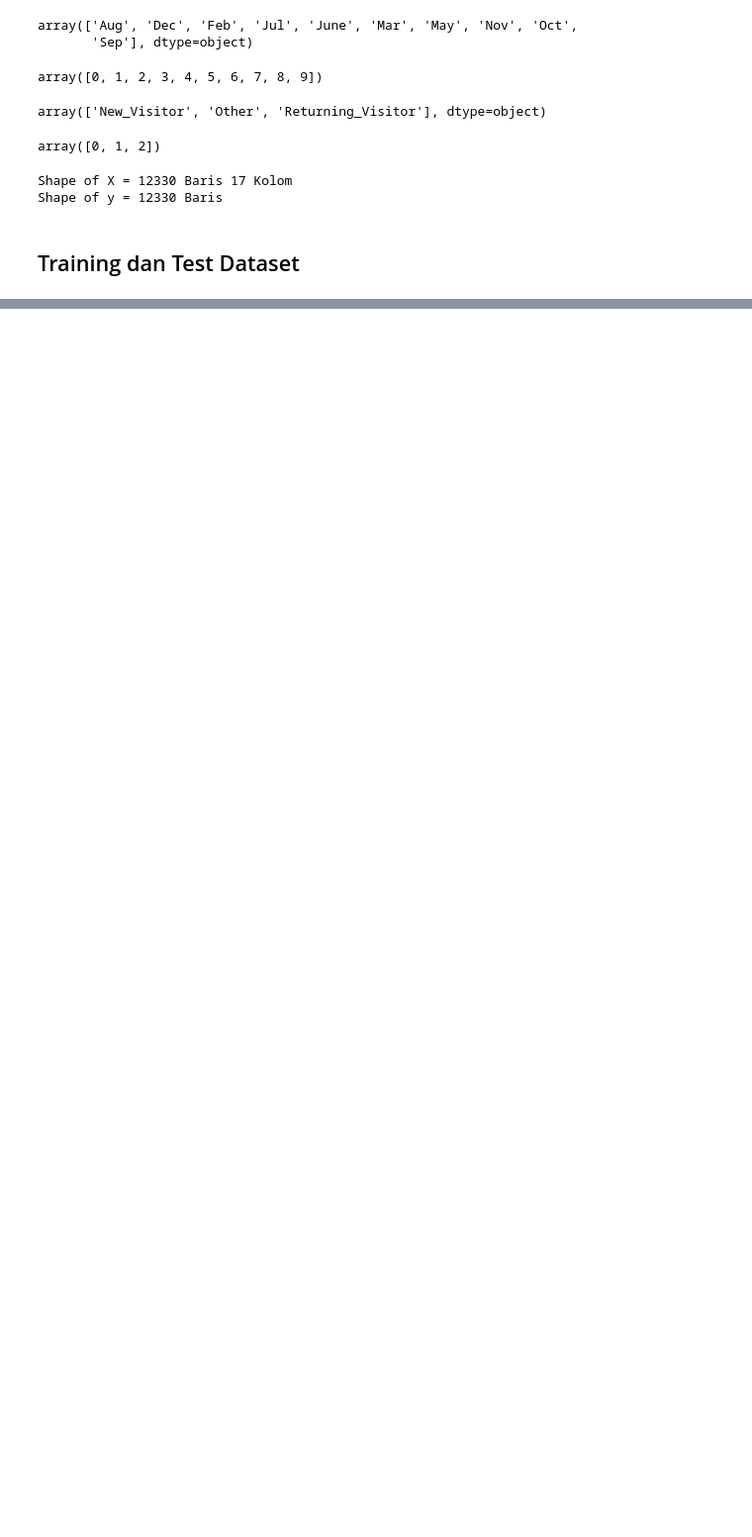
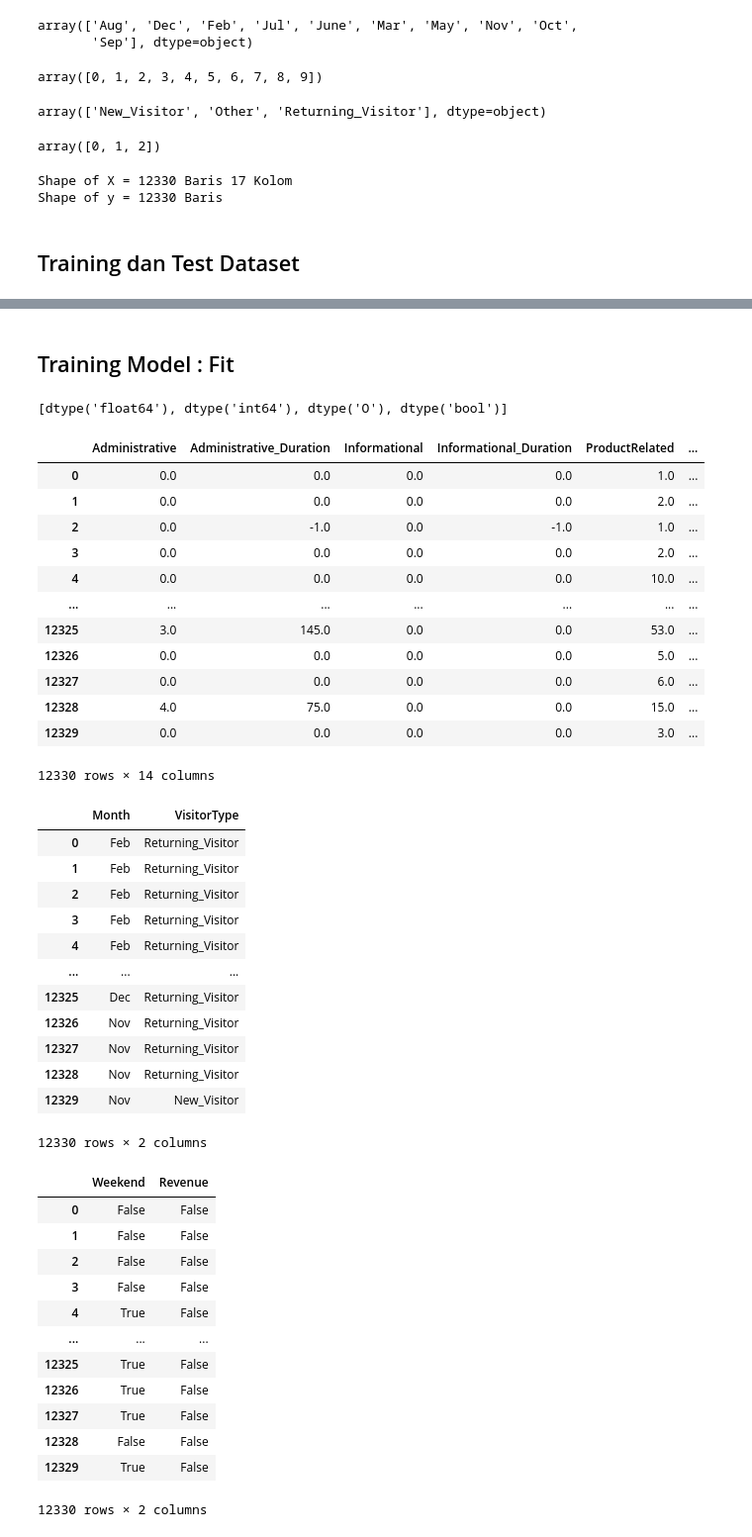
Before and after one commit to UsepSyaikalArifin/DQLab-Academy-Course-Online, a Jupyter notebook: Kelas Fundamental/Machine Learning With Python for Beginner/Jupyter Notebook/main.ipynb, the cells around one changed output, grey strips where cells are left out. Shown at 99% size. Saved outputs shown, nothing was run; the diff lists cells and outputs as text; code cells hidden in the pictures; blank space fills up the shorter version.

Commit message:
Analisa lebih lanjut dalam proses Imputasi Missing Value - 2

```diff
--- a/Kelas Fundamental/Machine Learning With Python for Beginner/Jupyter Notebook/main.ipynb
+++ b/Kelas Fundamental/Machine Learning With Python for Beginner/Jupyter Notebook/main.ipynb
@@ -631,0 +636,62 @@ array([0, 1, 2])
+# %% [markdown]
+## Training Model : Fit
+# %%
+import numpy as np
+import pandas as pd
+from IPython.display import display
+from sklearn.preprocessing import MinMaxScaler, LabelEncoder
+from sklearn.model_selection import train_test_split
+from sklearn.tree import DecisionTreeClassifier
+
+# Load dataset
+dataset = pd.read_csv("https://storage.googleapis.com/dqlab-dataset/pythonTutorial/online_raw.csv")
+# Informasi dataset
+dataset_dtypes = dataset.dtypes.value_counts().index.to_list()
+display(dataset_dtypes)
+dataset_numeric = dataset.select_dtypes(include=dataset_dtypes[0:2])
+display(dataset_numeric)
+dataset_object = dataset.select_dtypes(include=dataset_dtypes[2])
+display(dataset_object)
+dataset_boolean = dataset.select_dtypes(include=dataset_dtypes[3])
+display(dataset_boolean)
+# %% [output]
+[dtype('float64'), dtype('int64'), dtype('O'), dtype('bool')]
+|  | Administrative | Administrative_Duration | Informational | Informational_Duration | ProductRelated | ... |
+| 0 | 0.0 | 0.0 | 0.0 | 0.0 | 1.0 | ... |
+| 1 | 0.0 | 0.0 | 0.0 | 0.0 | 2.0 | ... |
+| 2 | 0.0 | -1.0 | 0.0 | -1.0 | 1.0 | ... |
+| 3 | 0.0 | 0.0 | 0.0 | 0.0 | 2.0 | ... |
+| 4 | 0.0 | 0.0 | 0.0 | 0.0 | 10.0 | ... |
+| ... | ... | ... | ... | ... | ... | ... |
+| 12325 | 3.0 | 145.0 | 0.0 | 0.0 | 53.0 | ... |
+| 12326 | 0.0 | 0.0 | 0.0 | 0.0 | 5.0 | ... |
+| 12327 | 0.0 | 0.0 | 0.0 | 0.0 | 6.0 | ... |
+| 12328 | 4.0 | 75.0 | 0.0 | 0.0 | 15.0 | ... |
+| 12329 | 0.0 | 0.0 | 0.0 | 0.0 | 3.0 | ... |
+12330 rows × 14 columns
+|  | Month | VisitorType |
+| 0 | Feb | Returning_Visitor |
+| 1 | Feb | Returning_Visitor |
+| 2 | Feb | Returning_Visitor |
+| 3 | Feb | Returning_Visitor |
+| 4 | Feb | Returning_Visitor |
+| ... | ... | ... |
+| 12325 | Dec | Returning_Visitor |
+| 12326 | Nov | Returning_Visitor |
+| 12327 | Nov | Returning_Visitor |
+| 12328 | Nov | Returning_Visitor |
+| 12329 | Nov | New_Visitor |
+12330 rows × 2 columns
+|  | Weekend | Revenue |
+| 0 | False | False |
+| 1 | False | False |
+| 2 | False | False |
+| 3 | False | False |
+| 4 | True | False |
+| ... | ... | ... |
+| 12325 | True | False |
+| 12326 | True | False |
+| 12327 | True | False |
+| 12328 | False | False |
+| 12329 | True | False |
+12330 rows × 2 columns
```
Also changed, not shown: parts of 1 cell of this notebook.
